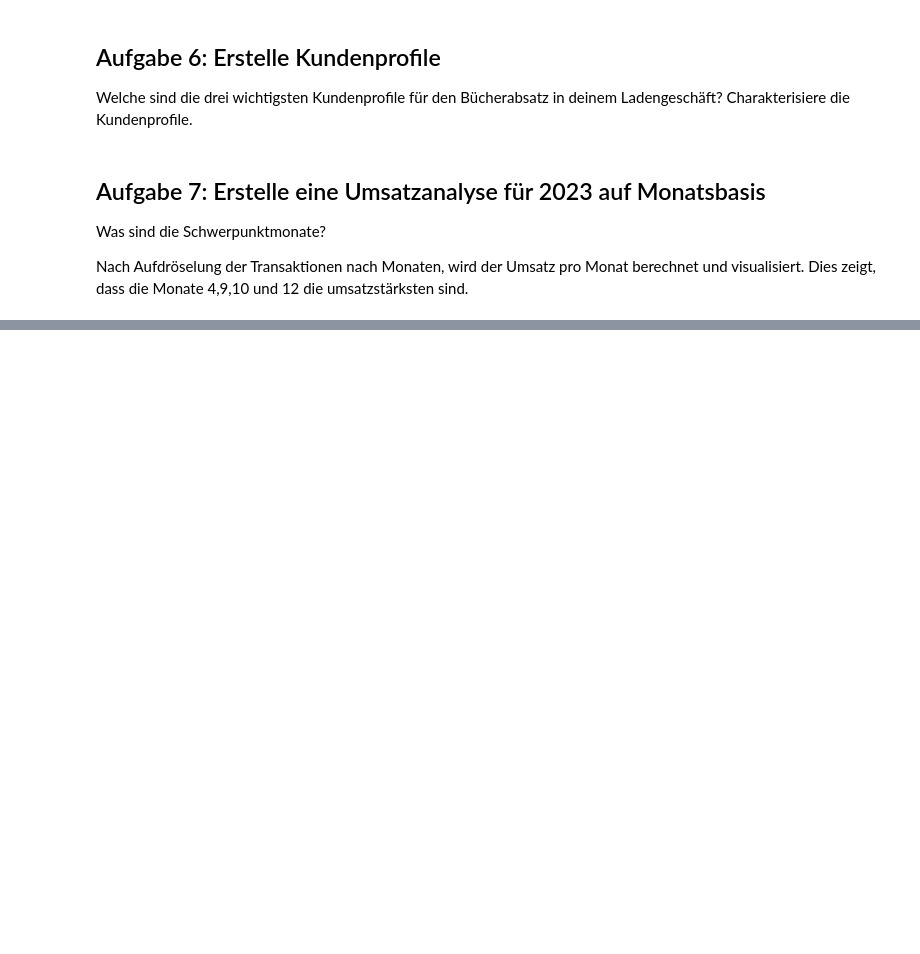
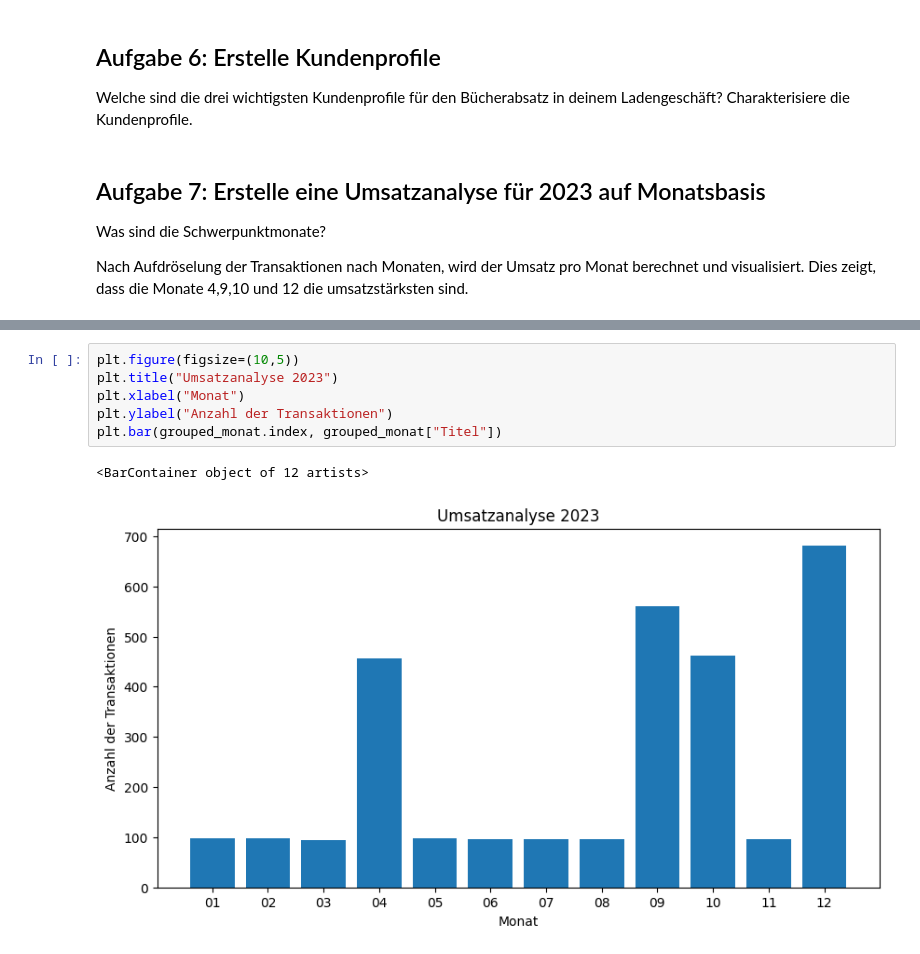
Before and after one commit to xTerradon/DHBW_DataScience, a Jupyter notebook: main.ipynb, the cells around one changed output, grey strips where cells are left out. Saved outputs shown, nothing was run; the diff lists cells and outputs as text; blank space fills up the shorter version.

```diff
--- a/main.ipynb
+++ b/main.ipynb
@@ -381,3 +412,12 @@ plt.bar(grouped.index.astype(str).str.replace("2023-",""), grouped["Preis"])
 # %% [output]
 <BarContainer object of 12 artists>
 [figure]
+# %%
+plt.figure(figsize=(10,5))
+plt.title("Umsatzanalyse 2023")
+plt.xlabel("Monat")
+plt.ylabel("Anzahl der Transaktionen")
+plt.bar(grouped_monat.index, grouped_monat["Titel"])
+# %% [output]
+<BarContainer object of 12 artists>
+[figure, added]
```
Also changed, not shown: parts of 20 cells of this notebook.
